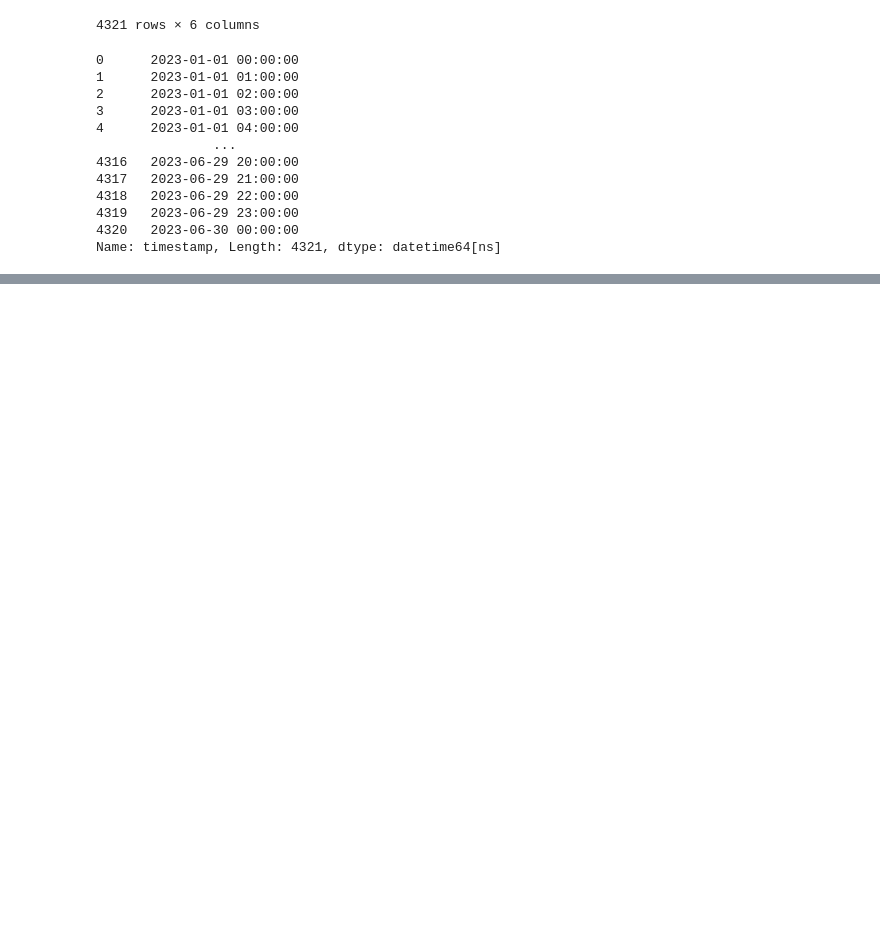
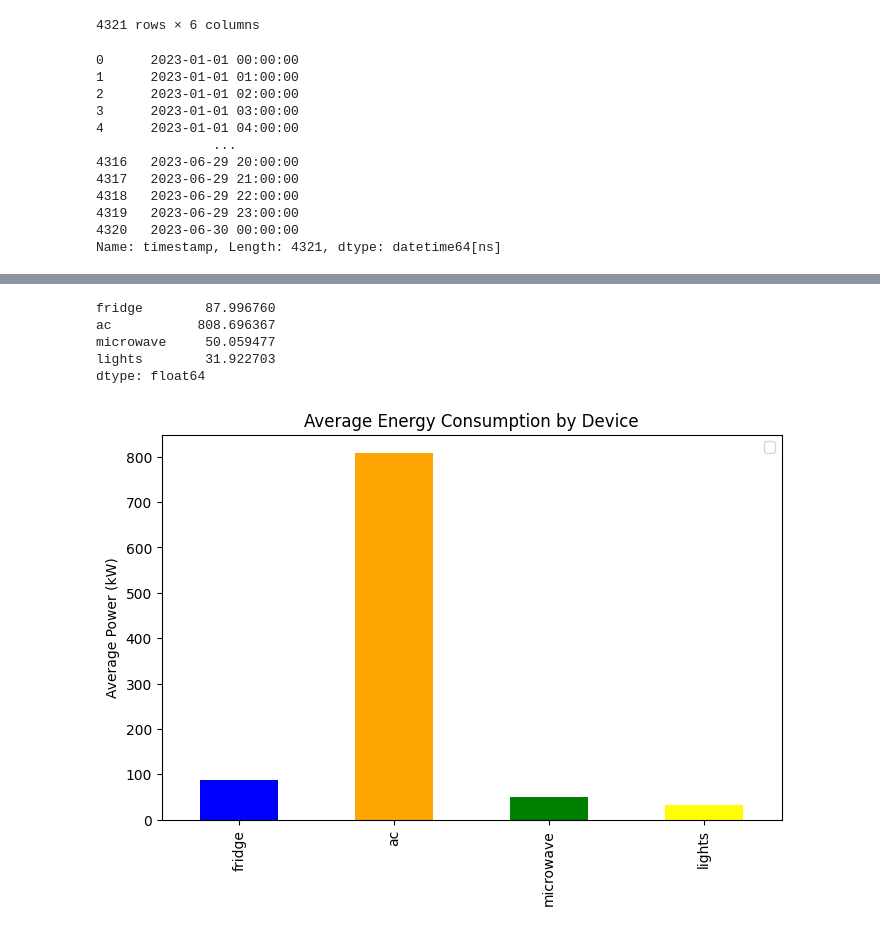
Before and after one commit to mailech/SmartEnergy-Consumption, a Jupyter notebook: NEW DATA.ipynb, the cells around one changed output, grey strips where cells are left out. Saved outputs shown, nothing was run; the diff lists cells and outputs as text; code cells hidden in the pictures; blank space fills up the shorter version.

```diff
--- a/NEW DATA.ipynb
+++ b/NEW DATA.ipynb
@@ -235,0 +240,18 @@ plt.show()
+# %%
+avg_consumption = df_clean[['fridge', 'ac', 'microwave','lights']].mean()
+avg_consumption
+# %% [output]
+fridge        87.996760
+ac           808.696367
+microwave     50.059477
+lights        31.922703
+dtype: float64
+# %%
+plt.figure(figsize=(8,5))
+avg_consumption.plot(kind='bar', color=['blue', 'orange', 'green','yellow'])
+plt.title("Average Energy Consumption by Device")
+plt.ylabel("Average Power (kW)")
+plt.legend()
+plt.show()
+# %% [output]
+[figure, added]
```
Also changed, not shown: parts of 14 cells of this notebook, 3 other files.
